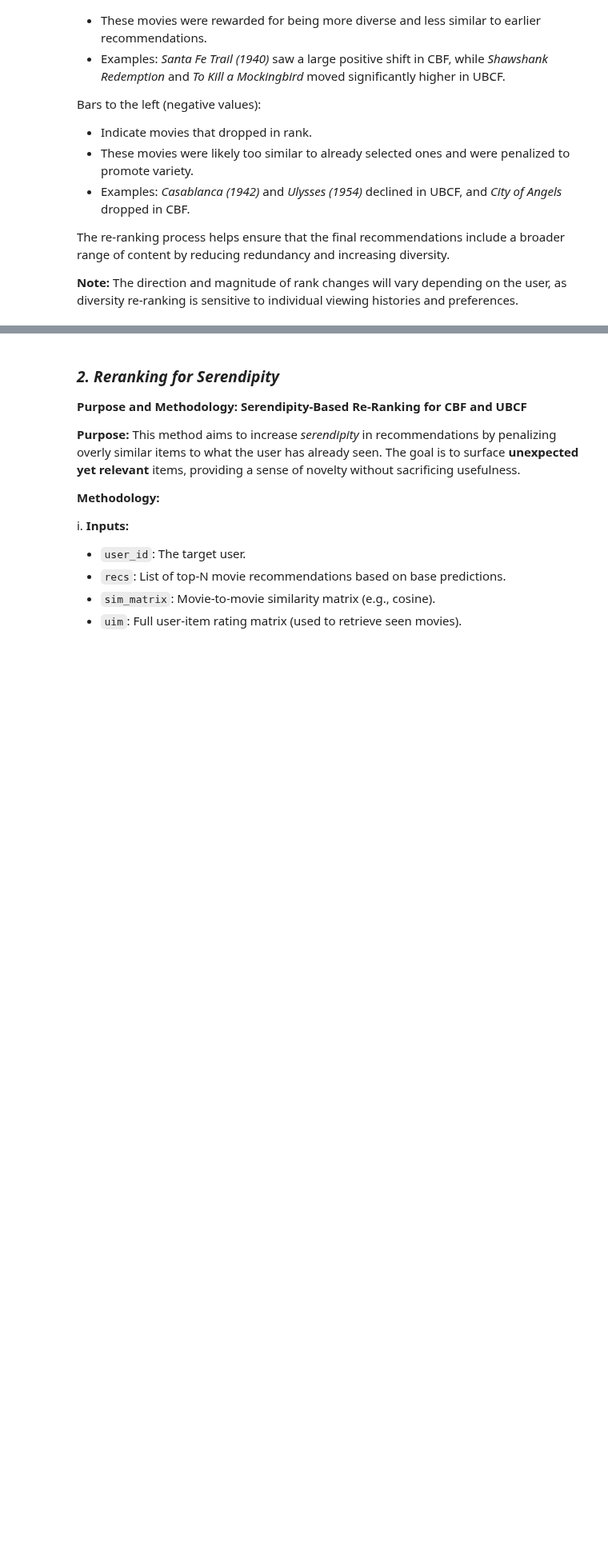
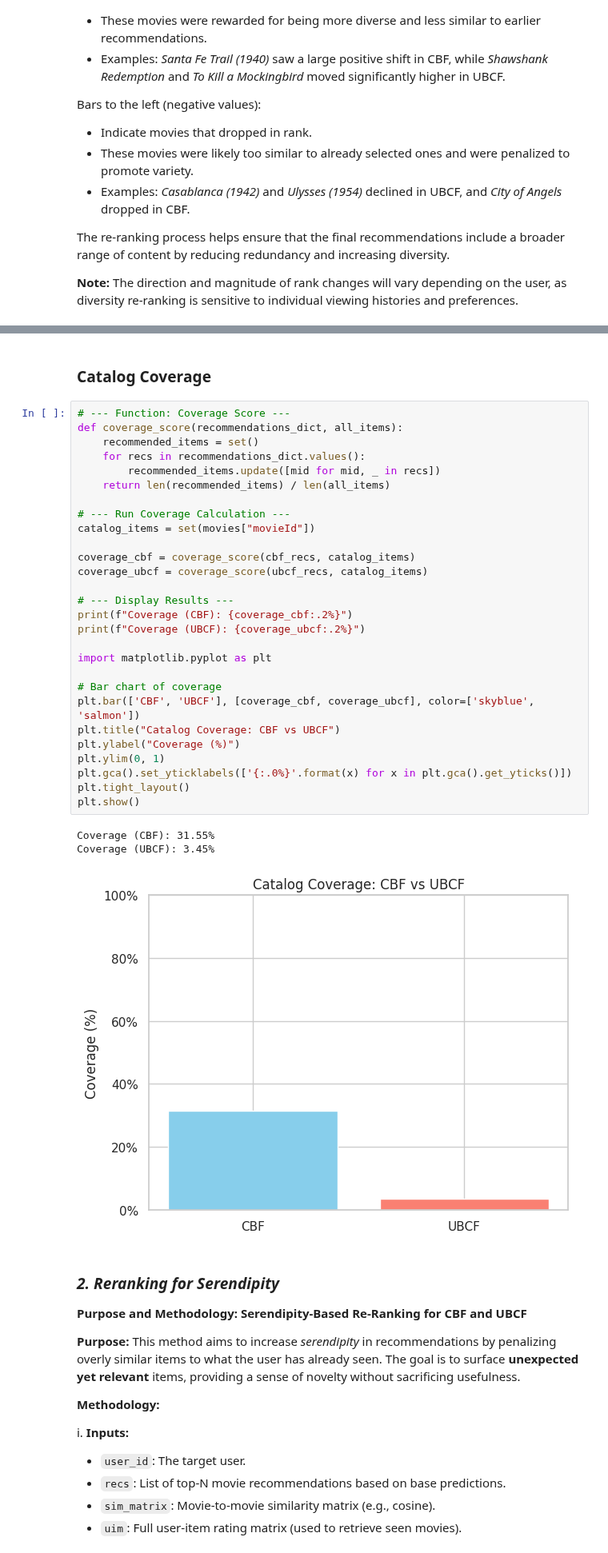
Before and after one commit to hawa1983/DATA-612, a Jupyter notebook: Project_4_2.ipynb, the cells around one changed output, grey strips where cells are left out. Shown at 80% size. Drawn from its saved outputs; the diff is of its cells as text; blank space fills up the shorter version.

```diff
--- a/Project_4_2.ipynb
+++ b/Project_4_2.ipynb
@@ -718,3 +904,37 @@ The re-ranking process helps ensure that the final recommendations include a bro
+# %% [markdown]
+### Catalog Coverage
+# %%
+# --- Function: Coverage Score ---
+def coverage_score(recommendations_dict, all_items):
+    recommended_items = set()
+    for recs in recommendations_dict.values():
+        recommended_items.update([mid for mid, _ in recs])
+    return len(recommended_items) / len(all_items)
+
+# --- Run Coverage Calculation ---
+catalog_items = set(movies["movieId"])
+
+coverage_cbf = coverage_score(cbf_recs, catalog_items)
+coverage_ubcf = coverage_score(ubcf_recs, catalog_items)
+
+# --- Display Results ---
+print(f"Coverage (CBF): {coverage_cbf:.2%}")
+print(f"Coverage (UBCF): {coverage_ubcf:.2%}")
+
+import matplotlib.pyplot as plt
+
+# Bar chart of coverage
+plt.bar(['CBF', 'UBCF'], [coverage_cbf, coverage_ubcf], color=['skyblue', 'salmon'])
+plt.title("Catalog Coverage: CBF vs UBCF")
+plt.ylabel("Coverage (%)")
+plt.ylim(0, 1)
+plt.gca().set_yticklabels(['{:.0%}'.format(x) for x in plt.gca().get_yticks()])
+plt.tight_layout()
+plt.show()
+# %% [output]
+Coverage (CBF): 31.55%
+Coverage (UBCF): 3.45%
+[figure, added]
 # %% [markdown]
 ### ***2. Reranking for Serendipity***
 
```
Also changed, not shown: parts of 21 cells of this notebook.
